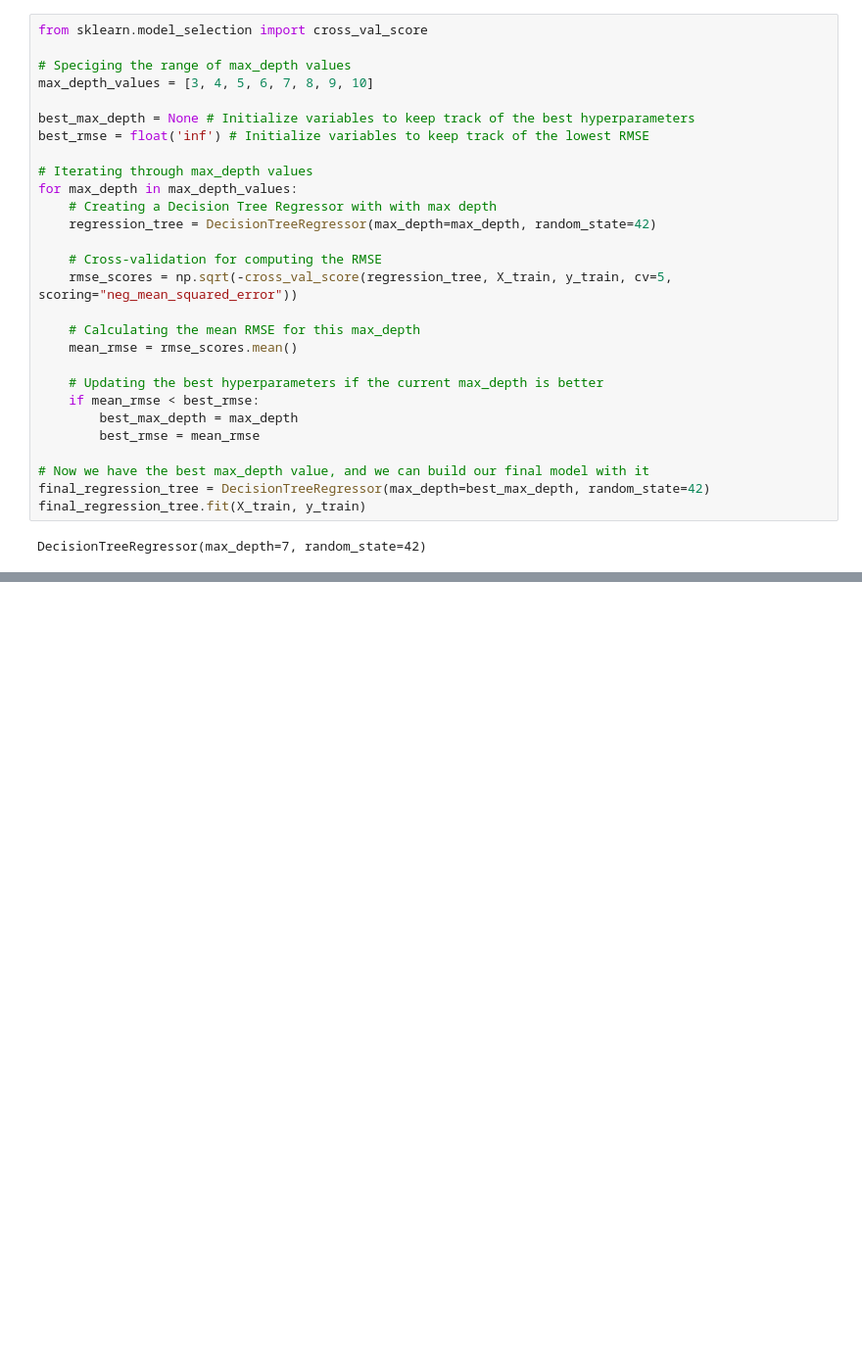
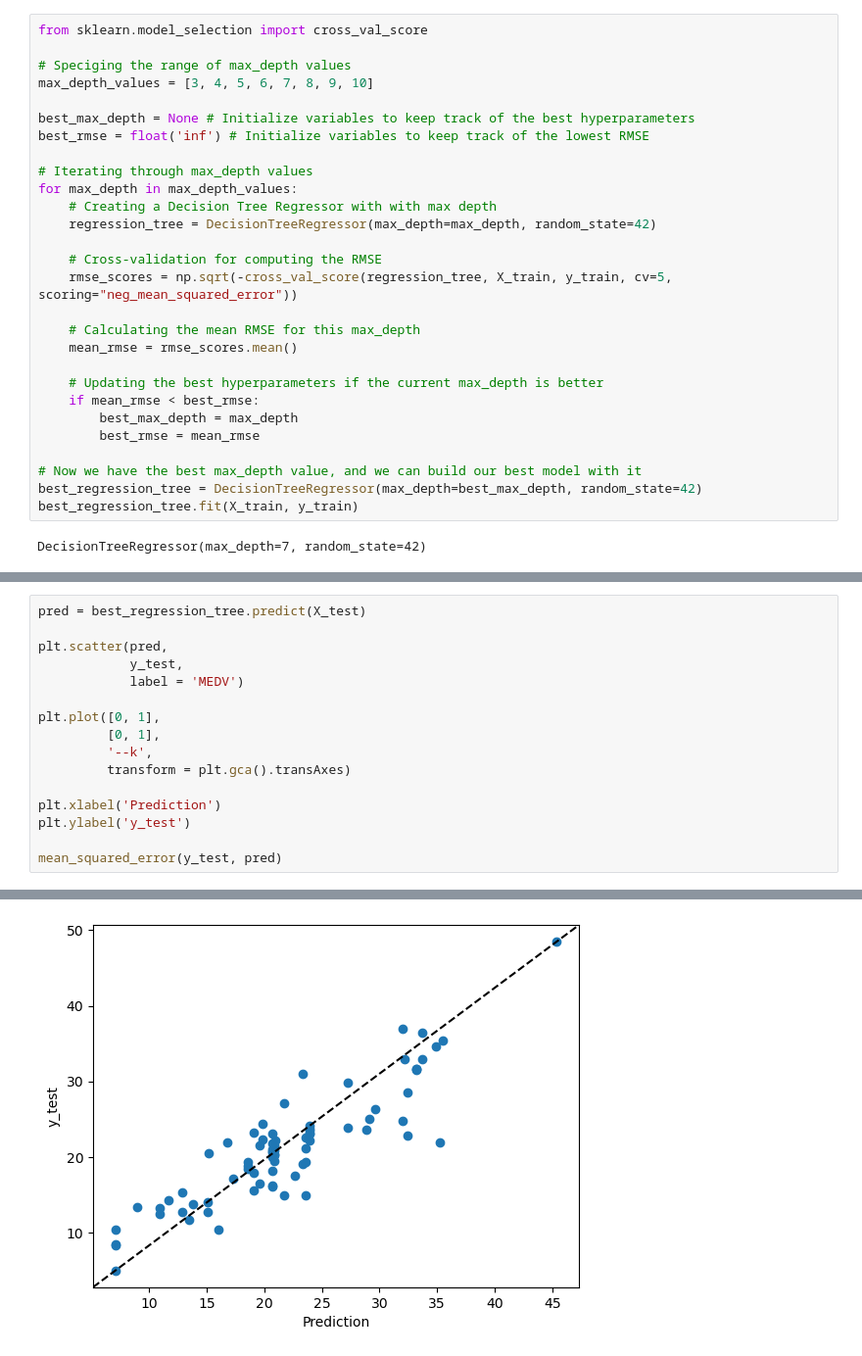
Before and after one commit to AnnaJazayeri/Regression-Tree-model-CART, a Jupyter notebook: Regression Tree model CART- Boston dataset.ipynb, the cells around one changed output, grey strips where cells are left out. Shown at 98% size. Cells and saved outputs as stored; diff of their text form; blank space fills up the shorter version.

```diff
--- a/Regression Tree model CART- Boston dataset.ipynb
+++ b/Regression Tree model CART- Boston dataset.ipynb
@@ -283,8 +282,8 @@ for max_depth in max_depth_values:
         best_max_depth = max_depth
         best_rmse = mean_rmse
 
-# Now we have the best max_depth value, and we can build our final model with it
-final_regression_tree = DecisionTreeRegressor(max_depth=best_max_depth, random_state=42)
-final_regression_tree.fit(X_train, y_train)
+# Now we have the best max_depth value, and we can build our best model with it
+best_regression_tree = DecisionTreeRegressor(max_depth=best_max_depth, random_state=42)
+best_regression_tree.fit(X_train, y_train)
 # %% [output]
 DecisionTreeRegressor(max_depth=7, random_state=42)
@@ -290,0 +313,17 @@ DecisionTreeRegressor(max_depth=7, random_state=42)
+# %%
+pred = best_regression_tree.predict(X_test)
+
+plt.scatter(pred,
+            y_test,
+            label = 'MEDV')
+
+plt.plot([0, 1],
+         [0, 1],
+         '--k',
+         transform = plt.gca().transAxes)
+
+plt.xlabel('Prediction')
+plt.ylabel('y_test')
+
+mean_squared_error(y_test, pred)
+# %% [output]
@@ -290,0 +331 @@ DecisionTreeRegressor(max_depth=7, random_state=42)
+[figure, added]
```
Also changed, not shown: parts of 20 cells of this notebook, 1 other file.
